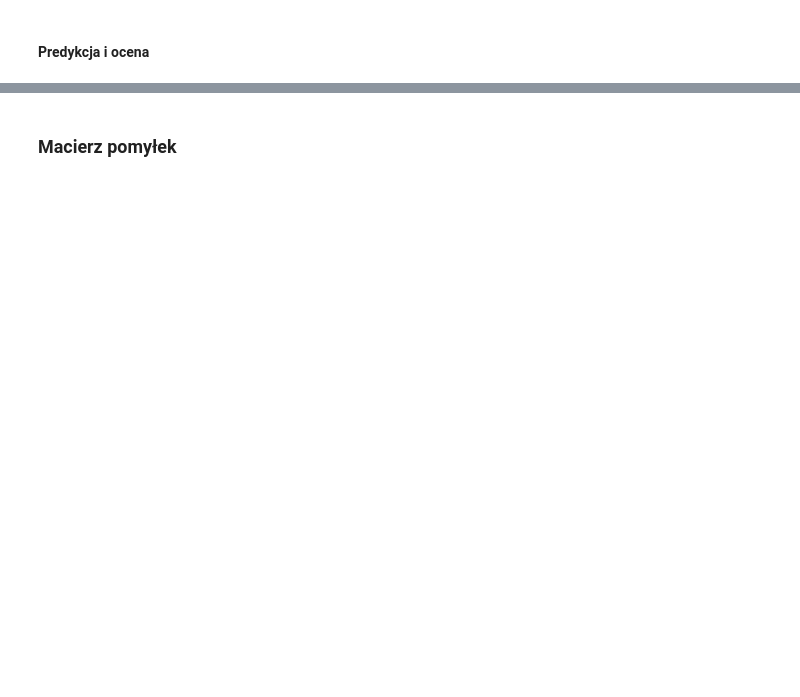
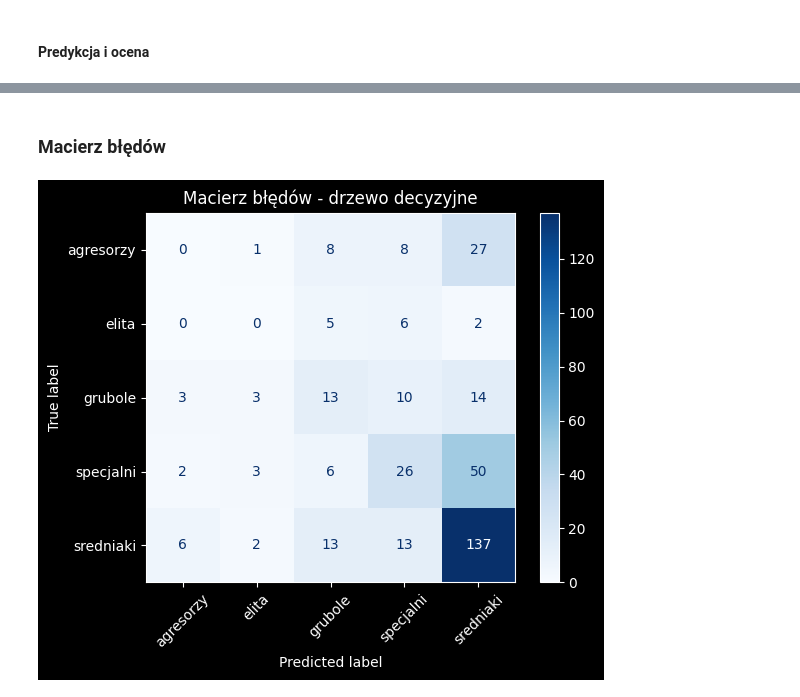
Before and after one commit to jarmuszz/mad-projekt2, a Jupyter notebook: drzewo.ipynb, the cells around one changed output, grey strips where cells are left out. Saved outputs shown, nothing was run; the diff lists cells and outputs as text; code cells hidden in the pictures; blank space fills up the shorter version.

Commit message:
drzewo siedzi

```diff
--- a/drzewo.ipynb
+++ b/drzewo.ipynb
@@ -60,7 +63,7 @@ Name: count, dtype: int64
 # %% [markdown]
 ### Przygotowanie danych
 # %%
-pokemony = pokemony.dropna(subset=[
+pokemonyDrzewo = pokemony.dropna(subset=[
     "hp",
     "attack",
     "defense",
@@ -75,7 +78,7 @@ pokemony = pokemony.dropna(subset=[
     "group"
 ])
 
-cechy = pokemony[[
+cechy = pokemonyDrzewo[[
     "hp",
     "attack",
     "defense",
@@ -89,7 +92,7 @@ cechy = pokemony[[
     "egg_cycles"
 ]]
 
-etykieta = pokemony["group"]
+etykieta = pokemonyDrzewo["group"]
 # %% [markdown]
 #### Podział
 # %%
@@ -122,2 +161,14 @@ Accuracy: 0.49162011173184356
 # %% [markdown]
-### Macierz pomyłek
+### Macierz błędów
+# %%
+ConfusionMatrixDisplay.from_predictions(
+    y_test,
+    y_pred,
+    cmap="Blues",
+    xticks_rotation=45
+)
+
+plt.title("Macierz błędów - drzewo decyzyjne")
+plt.show()
+# %% [output]
+[figure, added]
```
Also changed, not shown: parts of 8 cells of this notebook.
